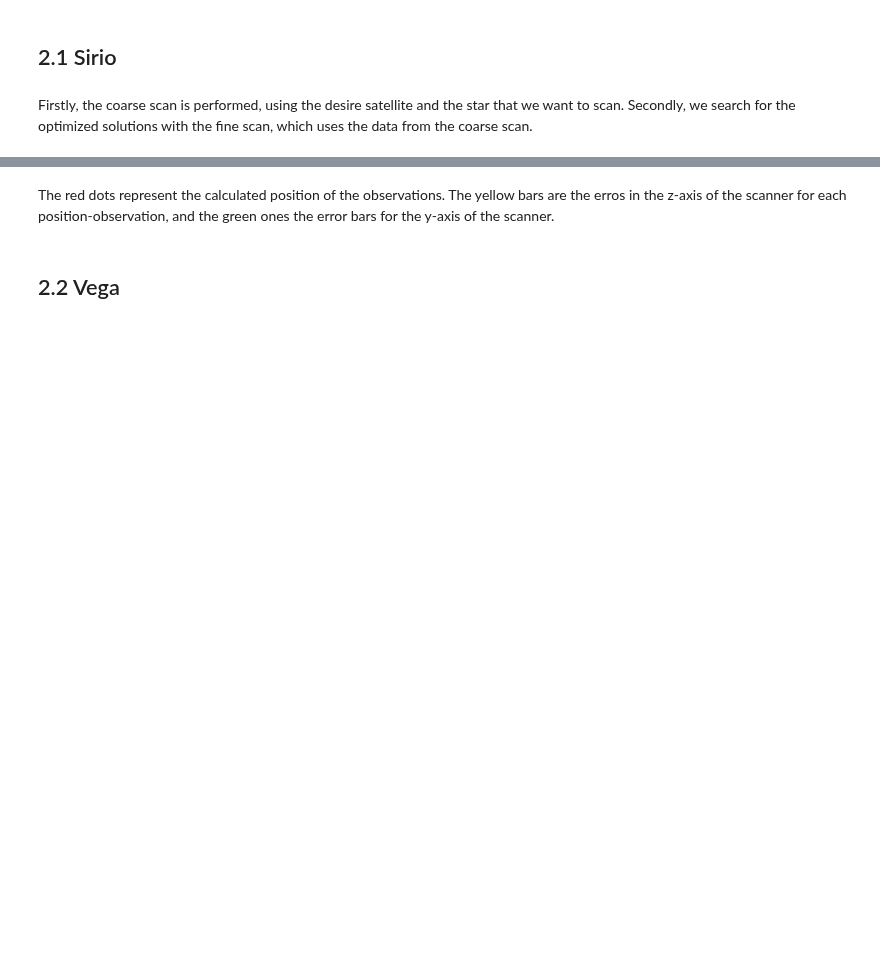
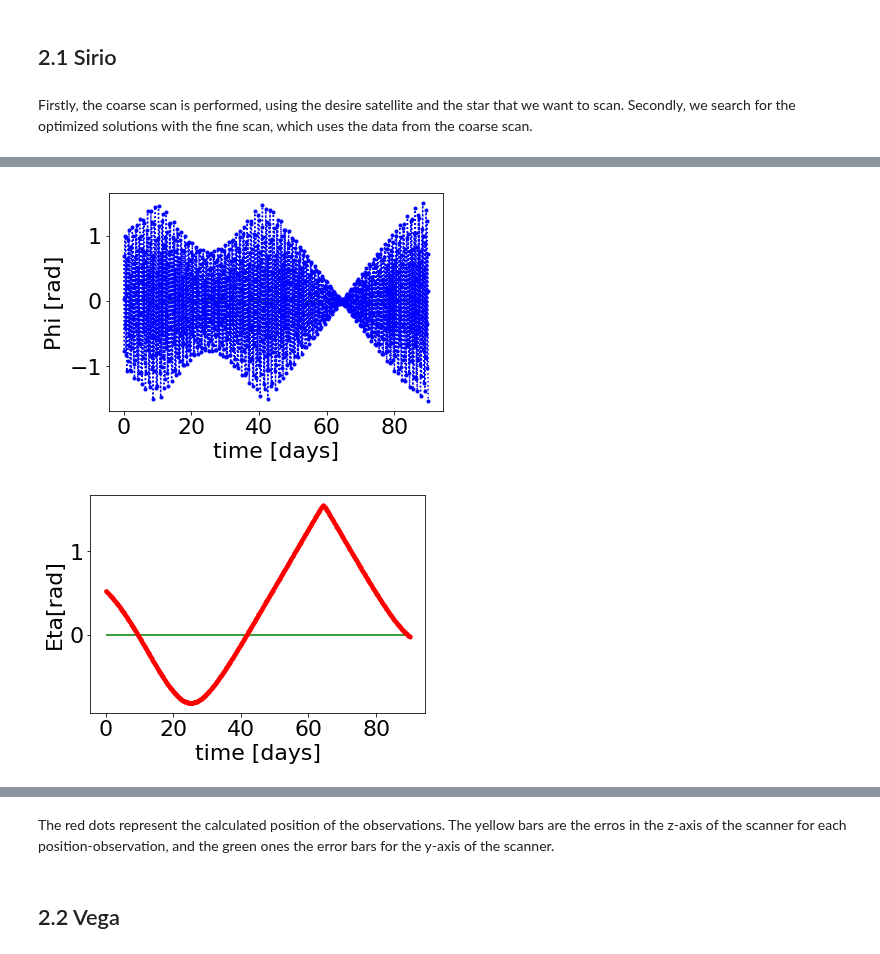
Before and after one commit to bombrun/GaiaLab, a Jupyter notebook: notebooks/2-gaia_analytic_toymodel_notebook.ipynb, the cells around one changed output, grey strips where cells are left out. Cells and saved outputs as stored; diff of their text form; code cells hidden in the pictures; blank space fills up the shorter version.

```diff
--- a/notebooks/2-gaia_analytic_toymodel_notebook.ipynb
+++ b/notebooks/2-gaia_analytic_toymodel_notebook.ipynb
@@ -116,0 +114,5 @@ plot_stars_trajectory(sirio, gaia)
+# %%
+plot_phi(sirio, gaia)
+# %% [output]
+[figure, added]
+[figure, added]
```
Also changed, not shown: parts of 18 cells of this notebook.
